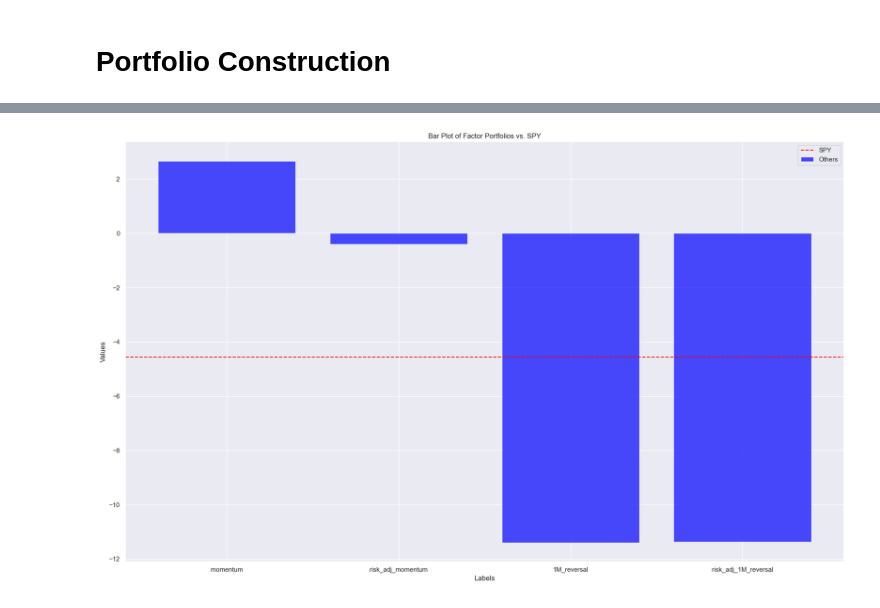
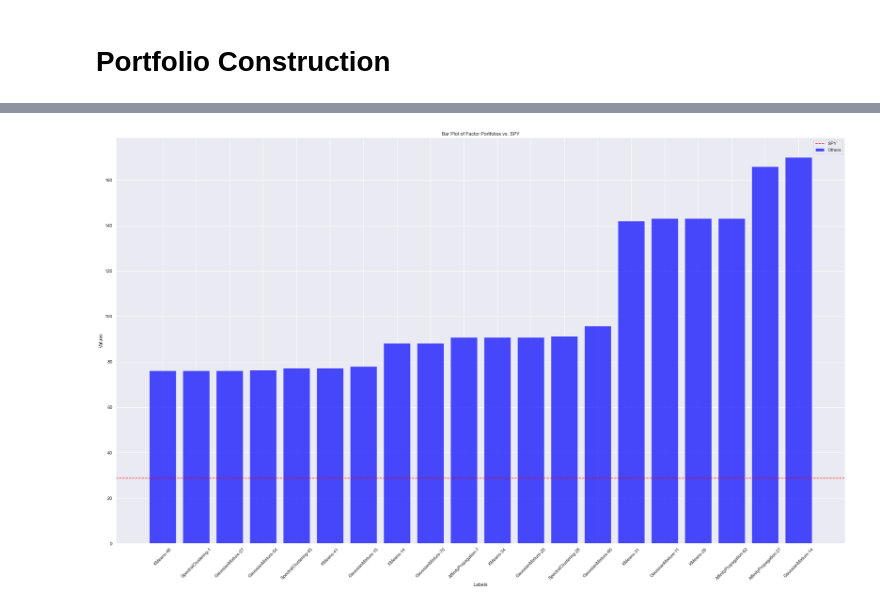
Before and after one commit to AkashRinge/Hierarchical-Risk-Parity, a Jupyter notebook: Portfolio_Construction_with_HRP.ipynb, the cells around one changed output, grey strips where cells are left out. Drawn from its saved outputs; the diff is of its cells as text; code cells hidden in the pictures.

```diff
--- a/Portfolio_Construction_with_HRP.ipynb
+++ b/Portfolio_Construction_with_HRP.ipynb
@@ -778,14 +766,14 @@ Save to CSV Complete
 # %%
-def plot_barplot(data_points, labels):
+def plot_barplot(spy, data_points, labels):
     # Extract the first element and the last 5 elements
-    first_element = data_points[0]
-    last_elements = data_points[1:]
+    first_element = spy
+    last_elements = data_points
 
     # Corresponding labels for the last 5 elements
-    last_labels = labels[1:]
+    last_labels = labels
 
     # Create a bar plot
-    plt.figure(figsize=(18, 11))
+    plt.figure(figsize=(26, 16))  # Adjust the figure size as needed
     plt.bar(last_labels, last_elements, color='blue', alpha=0.7, label='Others')
     plt.axhline(y=first_element, color='red', linestyle='--', label='SPY')
 
@@ -795,12 +783,14 @@ def plot_barplot(data_points, labels):
     plt.title('Bar Plot of Factor Portfolios vs. SPY')
     plt.legend()
 
+    # Rotate x-axis labels for better visibility
+    plt.xticks(rotation=45)  # You can adjust the angle as needed
+
     # Show the plot
     plt.tight_layout()
     plt.show()
 # %%
-weekly_returns = pd.read_csv('ReturnSeries\\2023-11-28\\FactorReturnsV1.csv', skiprows=1)
-weekly_returns.rename(columns={'Date':'Portfolio'}, inplace=True)
-weekly_returns = weekly_returns.loc[(weekly_returns['Portfolio'] != 'pe_op_basic') & (weekly_returns['Portfolio'] != 'bm')]
+weekly_returns = pd.read_csv('ReturnSeries\\2023-12-08\\FactorReturnsV3.csv')
+weekly_returns.rename(columns={'Unnamed: 0':'Portfolio'}, inplace=True)
 weekly_returns
 # %% [output]
@@ -814,5 +810,10 @@ weekly_returns
 # %%
 sum_returns = (1+(0.01 * weekly_returns.apply(pd.to_numeric, errors='coerce'))).prod(axis=1) - 1
-plot_barplot(sum_returns.values * 100, weekly_returns['Portfolio'].values)
+top_20 = pd.DataFrame()
+top_20['Returns'] = sum_returns
+top_20['Labels'] = weekly_returns['Portfolio'].values
+spy = top_20.loc[top_20['Labels']=='SPY', 'Returns'].values[0] * 100
+top_20 = top_20.sort_values(by='Returns').tail(20)
+plot_barplot(spy, top_20['Returns'].values * 100, top_20['Labels'].values)
 # %% [output]
-[figure, old version]
+[figure, new version]
```
Also changed, not shown: parts of 26 cells of this notebook, 1 other file.
